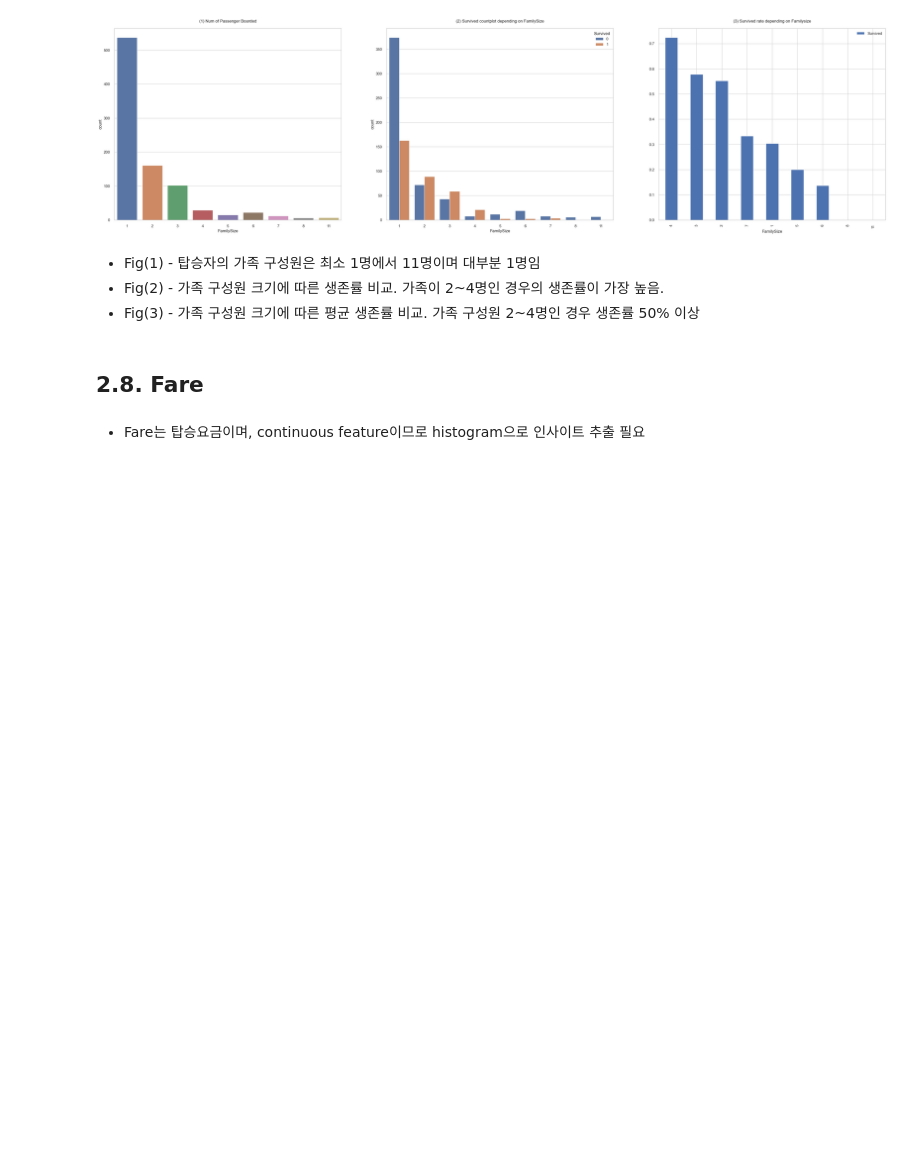
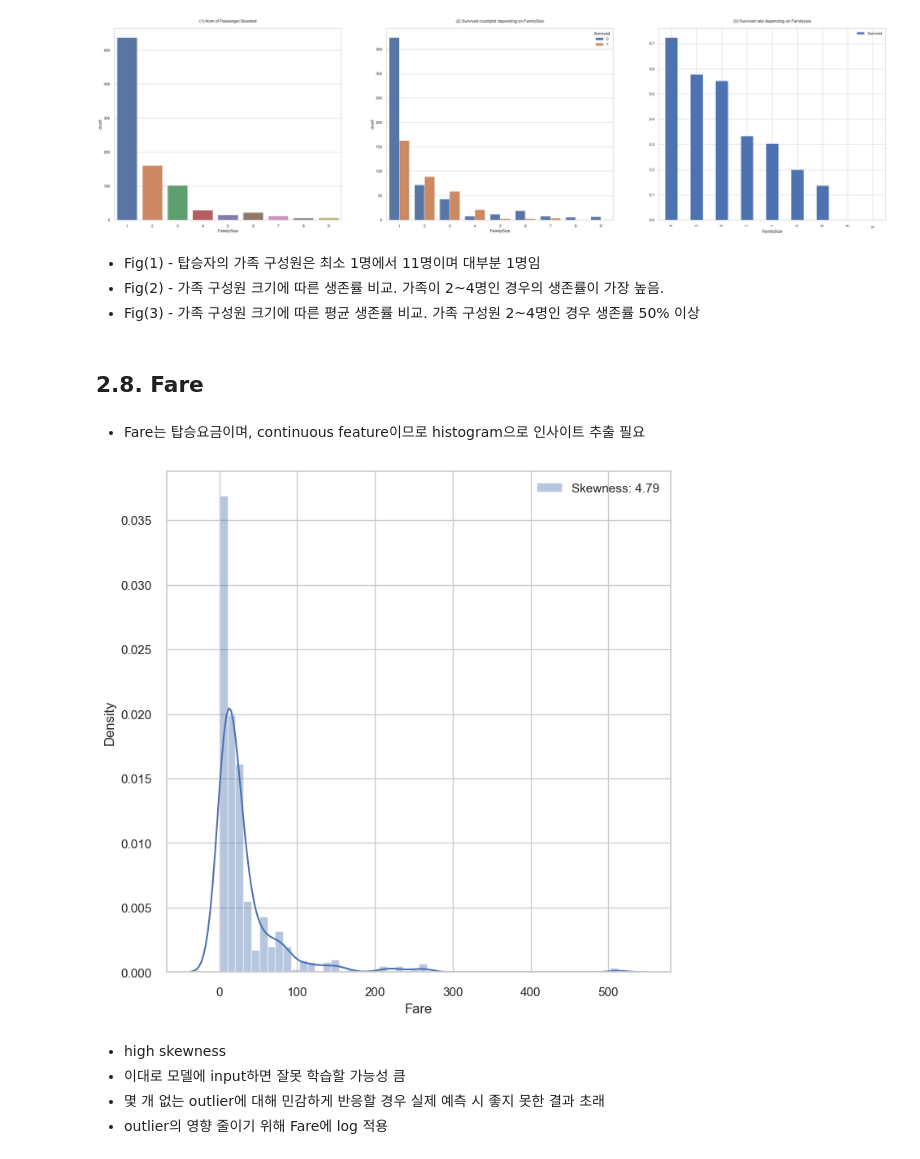
Before and after one commit to wonyeongdeok/kaggle_transcription, a Jupyter notebook: titanic.ipynb, the cells around one changed output. Drawn from its saved outputs; the diff is of its cells as text; code cells hidden in the pictures; blank space fills up the shorter version.

```diff
--- a/titanic.ipynb
+++ b/titanic.ipynb
@@ -486,3 +486,15 @@ plt.show()
 ## **2.8. Fare**
 # %% [markdown]
 - Fare는 탑승요금이며, continuous feature이므로 histogram으로 인사이트 추출 필요
+# %%
+_, ax = plt.subplots(1, 1, figsize=(8, 8))
+
+g = sns.distplot(df_train['Fare'], color='b', label='Skewness: {:.2f}'.format(df_train['Fare'].skew()), ax=ax)
+g = g.legend(loc='best')
+# %% [output]
+[figure, added]
+# %% [markdown]
+- high skewness
+- 이대로 모델에 input하면 잘못 학습할 가능성 큼
+- 몇 개 없는 outlier에 대해 민감하게 반응할 경우 실제 예측 시 좋지 못한 결과 초래
+- outlier의 영향 줄이기 위해 Fare에 log 적용
```
Also changed, not shown: parts of 13 cells of this notebook.
